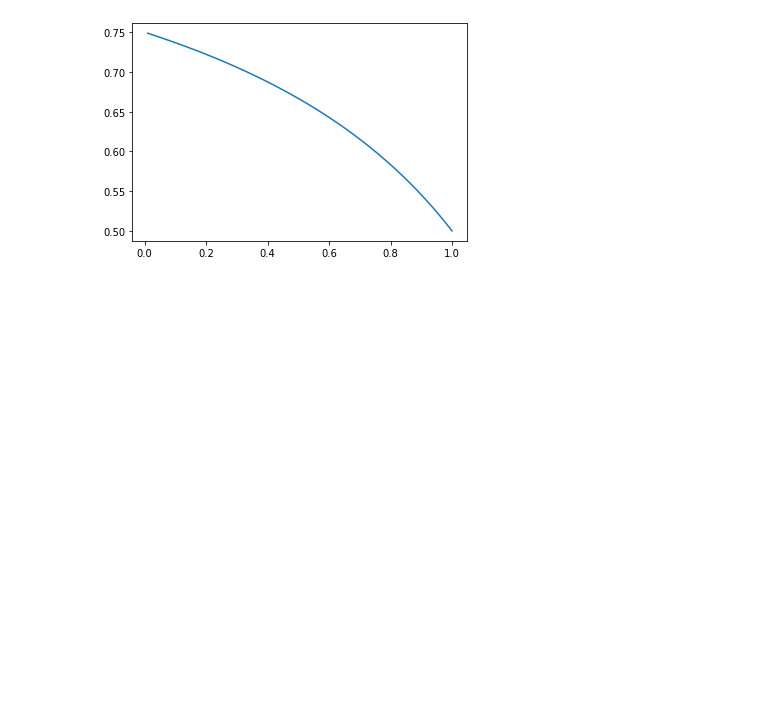
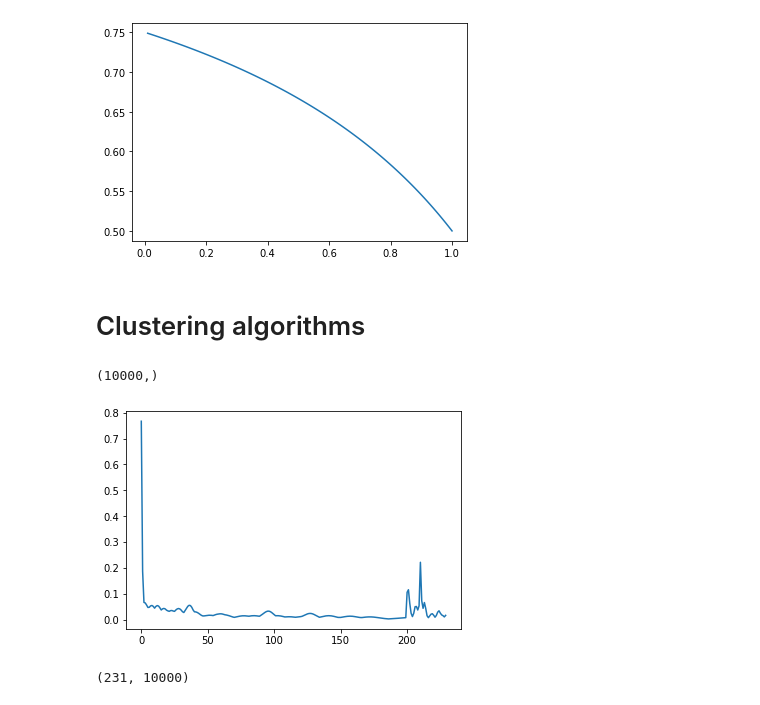
Before and after one commit to lquante/social_agent_based_modelling, a Jupyter notebook: notebooks/ClusterAnalysis.ipynb, the cells around one changed output. Saved outputs shown, nothing was run; the diff lists cells and outputs as text; code cells hidden in the pictures; blank space fills up the shorter version.

Commit message:
newest state

```diff
--- a/notebooks/island_size_analysis.ipynb
+++ b/notebooks/ClusterAnalysis.ipynb
@@ -1005,0 +908,2 @@ c1(1, 1,)
+# %% [markdown]
+# Clustering algorithms
@@ -1005,0 +1023,14 @@ c1(1, 1,)
+# %%
+# check that file has valid affinity states
+file = "../data/uniform/data_A_seed100.csv"
+attitudes = np.genfromtxt(file, delimiter=' ')
+
+
+plt.plot(np.diff(attitudes, axis=0).max(axis=1))
+# %% [output]
+(10000,)
+[figure, added]
+# %%
+attitudes.shape
+# %% [output]
+(231, 10000)
```
Also changed, not shown: parts of 32 cells of this notebook, 3 other files.
